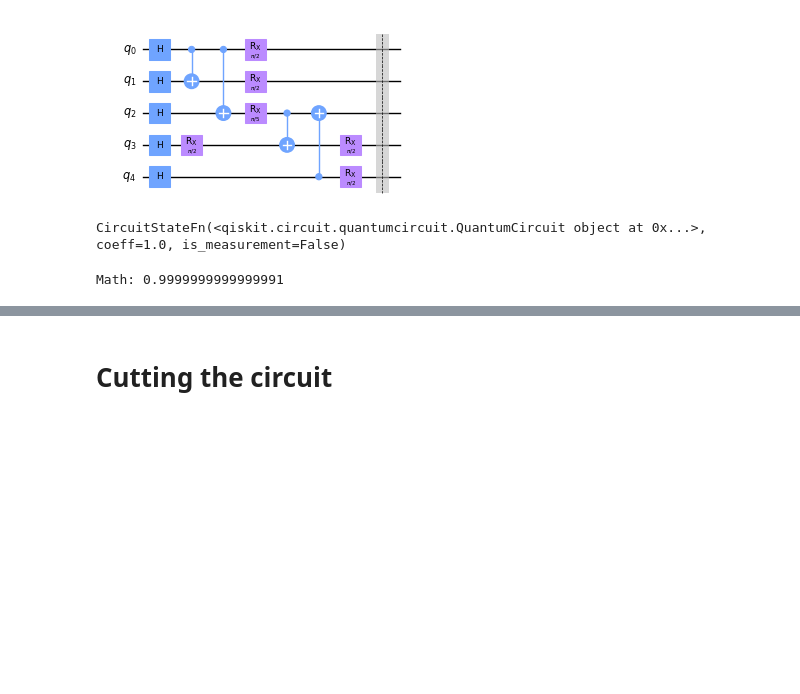
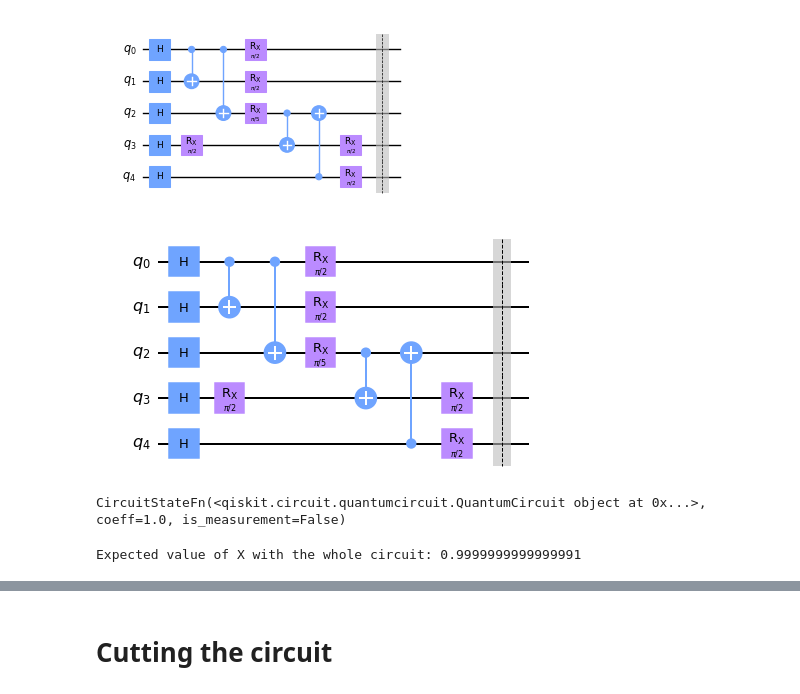
Before and after one commit to wiskasEpiphi/Qiskit-Hackathon-BCN, a Jupyter notebook: challenges/BSC_challenge.ipynb, the cells around one changed output, grey strips where cells are left out. Drawn from its saved outputs; the diff is of its cells as text; code cells hidden in the pictures; blank space fills up the shorter version.

```diff
--- a/challenges/BSC_challenge.ipynb
+++ b/challenges/BSC_challenge.ipynb
@@ -201,6 +201,10 @@ circuit.barrier()
 circuit.draw("mpl", fold=-1, scale=0.7)
 # %% [output]
 [figure]
+# %%
+circuit.draw('mpl')
+# %% [output]
+[figure, added]
 # %%
 from qiskit.opflow import CircuitStateFn
 
@@ -210,7 +214,9 @@ circuit_state
 # %% [output]
 CircuitStateFn(<qiskit.circuit.quantumcircuit.QuantumCircuit object at 0x...>, coeff=1.0, is_measurement=False)
 # %%
-print('Math:', circuit_state.adjoint().compose(X).compose(circuit_state).eval().real)
+expected_result = circuit_state.adjoint().compose(X^X^X^X^X).compose(circuit_state).eval().real
-# %% [output]
-Math: 0.9999999999999991
+# %%
+print('Expected value of X with the whole circuit:', expected_result)
+# %% [output]
+Expected value of X with the whole circuit: 0.9999999999999991
 # %%
```
Also changed, not shown: parts of 12 cells of this notebook.
